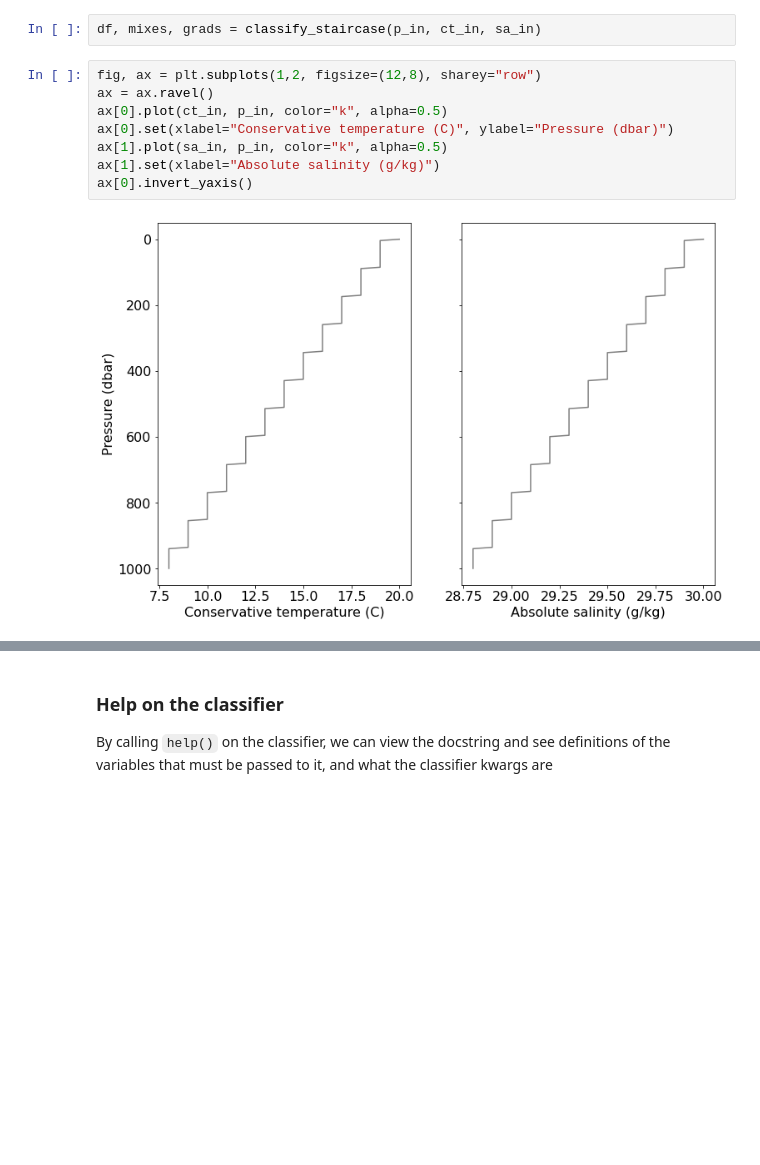
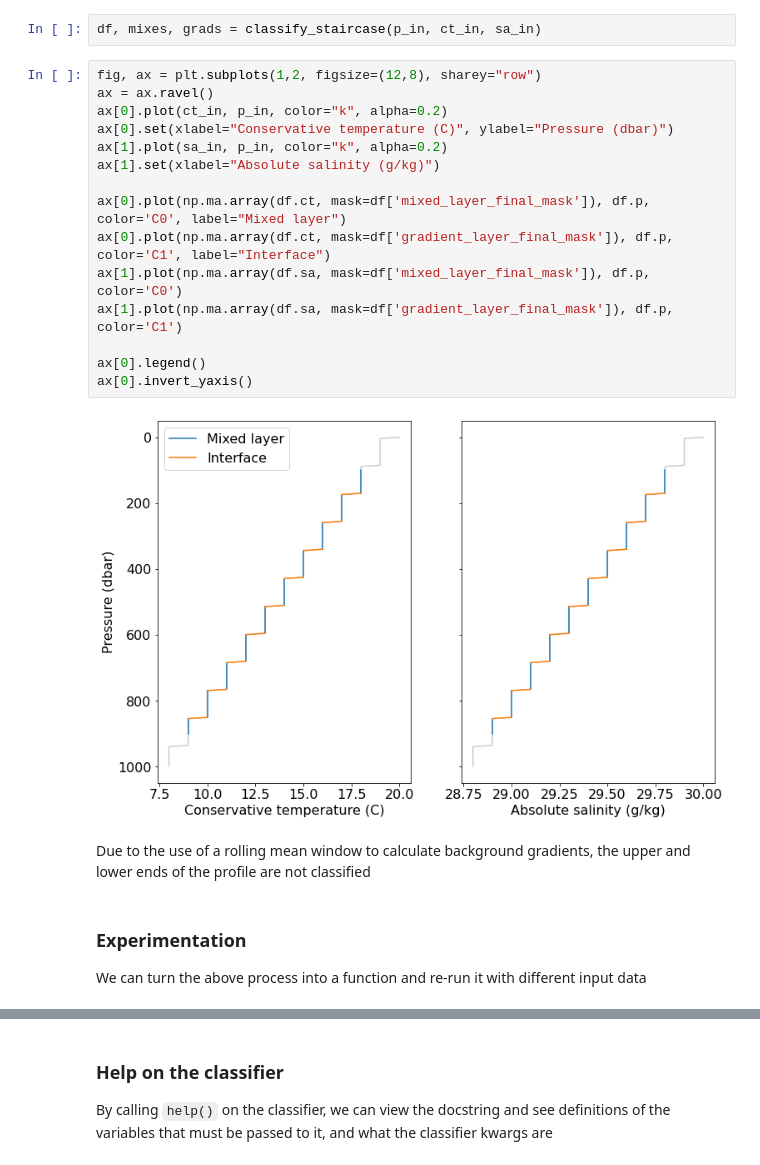
Before and after one commit to callumrollo/thermohaline-steps, a Jupyter notebook: demo.ipynb, the cells around one changed output, grey strips where cells are left out. Saved outputs shown, nothing was run; the diff lists cells and outputs as text; blank space fills up the shorter version.

```diff
--- a/demo.ipynb
+++ b/demo.ipynb
@@ -49,10 +49,23 @@ df, mixes, grads = classify_staircase(p_in, ct_in, sa_in)
 # %%
 fig, ax = plt.subplots(1,2, figsize=(12,8), sharey="row")
 ax = ax.ravel()
-ax[0].plot(ct_in, p_in, color="k", alpha=0.5)
+ax[0].plot(ct_in, p_in, color="k", alpha=0.2)
 ax[0].set(xlabel="Conservative temperature (C)", ylabel="Pressure (dbar)")
-ax[1].plot(sa_in, p_in, color="k", alpha=0.5)
+ax[1].plot(sa_in, p_in, color="k", alpha=0.2)
 ax[1].set(xlabel="Absolute salinity (g/kg)")
+
+ax[0].plot(np.ma.array(df.ct, mask=df['mixed_layer_final_mask']), df.p, color='C0', label="Mixed layer")
+ax[0].plot(np.ma.array(df.ct, mask=df['gradient_layer_final_mask']), df.p, color='C1', label="Interface")
+ax[1].plot(np.ma.array(df.sa, mask=df['mixed_layer_final_mask']), df.p, color='C0')
+ax[1].plot(np.ma.array(df.sa, mask=df['gradient_layer_final_mask']), df.p, color='C1')
+
+ax[0].legend()
 ax[0].invert_yaxis()
 # %% [output]
-[figure, old version]
+[figure, new version]
+# %% [markdown]
+Due to the use of a rolling mean window to calculate background gradients, the upper and lower ends of the profile are not classified
+# %% [markdown]
+### Experimentation
+
+We can turn the above process into a function and re-run it with different input data
```
Also changed, not shown: parts of 13 cells of this notebook.
